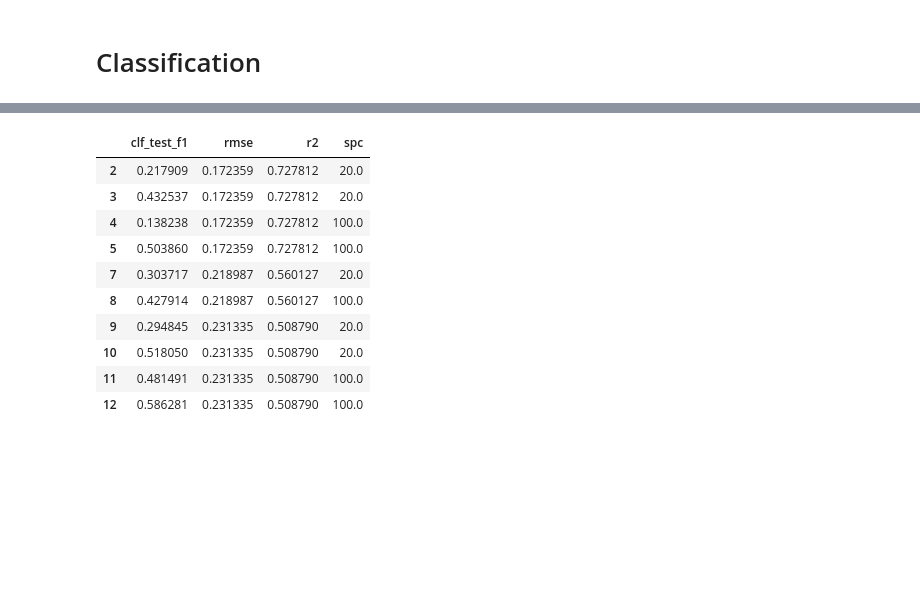
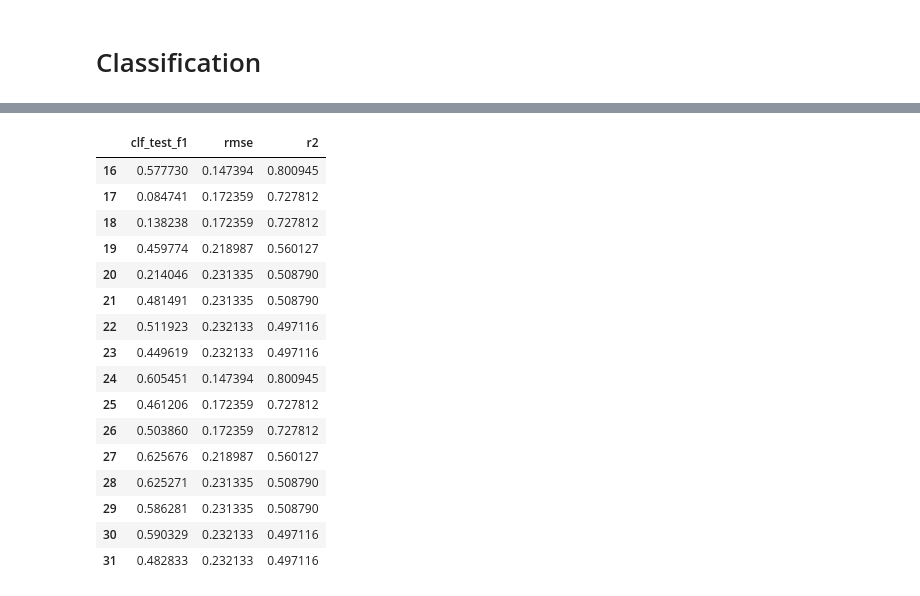
Before and after one commit to cridonoso/astromer, a Jupyter notebook: presentation/notebooks/comparing_models.ipynb, the cells around one changed output, grey strips where cells are left out. Saved outputs shown, nothing was run; the diff lists cells and outputs as text; code cells hidden in the pictures; blank space fills up the shorter version.

```diff
--- a/presentation/notebooks/comparing_models.ipynb
+++ b/presentation/notebooks/comparing_models.ipynb
@@ -135,4 +145,10 @@ df = pd.DataFrame(rows)
 # %%
-df_summary = df.groupby(['spc', 'dataset', 'clf', 'path']).mean().reset_index()
-df_summary_std = df.groupby(['spc', 'dataset', 'clf', 'path']).std().reset_index()
-df_summary
+df_summary = clf_summary.groupby(['spc', 'dataset', 'clf', 'path', 'ft_name']).mean().reset_index()
+df_summary_std = clf_summary.groupby(['spc', 'dataset', 'clf', 'path', 'ft_name']).std().reset_index()
+df_summary_std = df_summary_std.rename(columns={'clf_val_acc':'std_val_acc',
+                                           'clf_val_loss':'std_val_loss',
+                                           'clf_test_precision':'std_test_precision',
+                                           'clf_test_recall':'std_test_recall',
+                                           'clf_test_f1':'std_test_f1',
+                                           'clf_test_acc':'std_test_acc'})
+clf_summary = pd.merge(df_summary, df_summary_std, on=['spc', 'dataset', 'clf', 'path', 'ft_name'], how='right')
@@ -151 +155,9 @@ df_summary
+# %%
+result = pd.merge(filtered, clf_summary, on="path", how="right")
+result = result.fillna(False)
+result['label'] = result.apply(lambda x: '{}_{}_{}_{}\n {}'.format(x['exp_name'],
+                                         x['probed'],
+                                         x['dropout'],
+                                         'sch' if x['scheduler'] else '1e-3',
+                                         x['ft_name']), axis=1)
 # %%
@@ -214,3 +200,0 @@ filtered
-# %%
-result = pd.merge(filtered, df_summary, on="path", how="left")
-result
@@ -233,20 +201,27 @@ result
 # %%
-columns_to_compare = ['clf_test_f1', 'rmse', 'r2', 'spc']
-valid = result[columns_to_compare].dropna().astype(float)
+columns_to_compare = ['clf_test_f1', 'rmse', 'r2']
+valid = result[result['spc']==100]
+valid = valid[columns_to_compare].dropna().astype(float)
 
 valid
 # %% [output]
-|  | clf_test_f1 | rmse | r2 | spc |
-| 2 | 0.217909 | 0.172359 | 0.727812 | 20.0 |
-| 3 | 0.432537 | 0.172359 | 0.727812 | 20.0 |
-| 4 | 0.138238 | 0.172359 | 0.727812 | 100.0 |
-| 5 | 0.503860 | 0.172359 | 0.727812 | 100.0 |
-| 7 | 0.303717 | 0.218987 | 0.560127 | 20.0 |
-| 8 | 0.427914 | 0.218987 | 0.560127 | 100.0 |
-| 9 | 0.294845 | 0.231335 | 0.508790 | 20.0 |
-| 10 | 0.518050 | 0.231335 | 0.508790 | 20.0 |
-| 11 | 0.481491 | 0.231335 | 0.508790 | 100.0 |
-| 12 | 0.586281 | 0.231335 | 0.508790 | 100.0 |
+|  | clf_test_f1 | rmse | r2 |
+| 16 | 0.577730 | 0.147394 | 0.800945 |
+| 17 | 0.084741 | 0.172359 | 0.727812 |
+| 18 | 0.138238 | 0.172359 | 0.727812 |
+| 19 | 0.459774 | 0.218987 | 0.560127 |
+| 20 | 0.214046 | 0.231335 | 0.508790 |
+| 21 | 0.481491 | 0.231335 | 0.508790 |
+| 22 | 0.511923 | 0.232133 | 0.497116 |
+| 23 | 0.449619 | 0.232133 | 0.497116 |
+| 24 | 0.605451 | 0.147394 | 0.800945 |
+| 25 | 0.461206 | 0.172359 | 0.727812 |
+| 26 | 0.503860 | 0.172359 | 0.727812 |
+| 27 | 0.625676 | 0.218987 | 0.560127 |
+| 28 | 0.625271 | 0.231335 | 0.508790 |
+| 29 | 0.586281 | 0.231335 | 0.508790 |
+| 30 | 0.590329 | 0.232133 | 0.497116 |
+| 31 | 0.482833 | 0.232133 | 0.497116 |
 # %%
 import seaborn as sns
 
```
Also changed, not shown: parts of 14 cells of this notebook, 7 other files.
